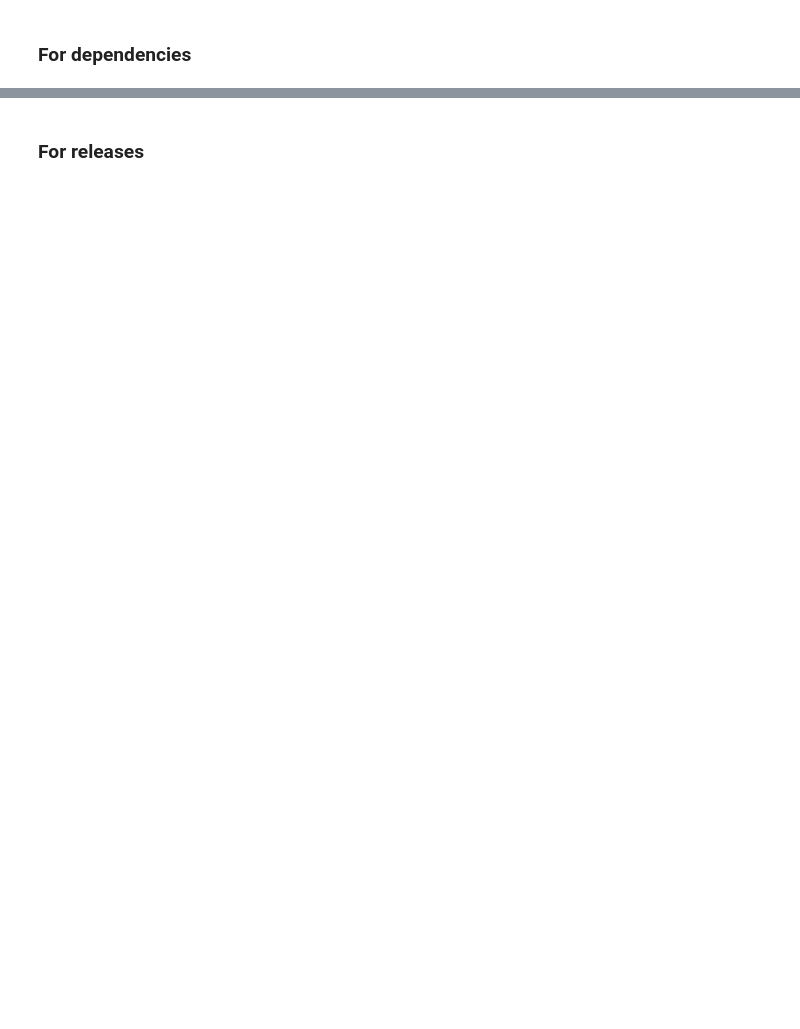
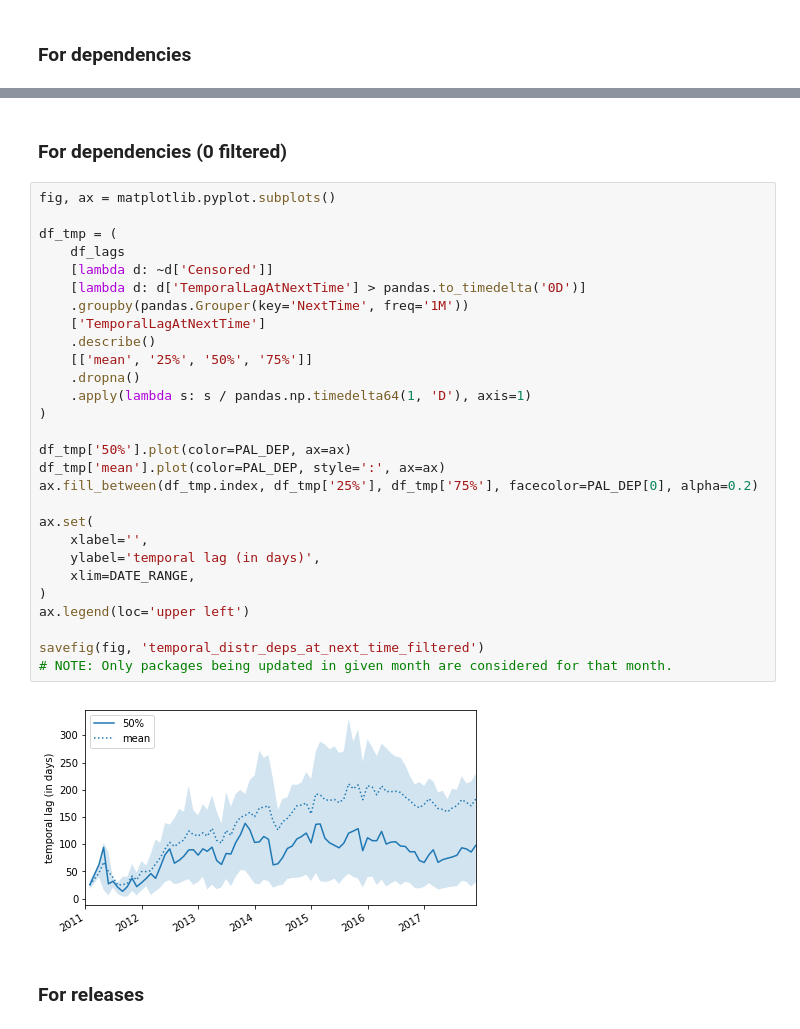
Before and after one commit to AlexandreDecan/secos-lag, a Jupyter notebook: notebooks/Technical lags.ipynb, the cells around one changed output, grey strips where cells are left out. Saved outputs shown, nothing was run; the diff lists cells and outputs as text; blank space fills up the shorter version.

```diff
--- a/notebooks/Technical lags.ipynb
+++ b/notebooks/Technical lags.ipynb
@@ -93,2 +279,34 @@ KeyboardInterrupt:
+# %% [markdown]
+### For dependencies (0 filtered)
+# %%
+fig, ax = matplotlib.pyplot.subplots()
+
+df_tmp = (
+    df_lags
+    [lambda d: ~d['Censored']]
+    [lambda d: d['TemporalLagAtNextTime'] > pandas.to_timedelta('0D')]
+    .groupby(pandas.Grouper(key='NextTime', freq='1M'))
+    ['TemporalLagAtNextTime']
+    .describe()
+    [['mean', '25%', '50%', '75%']]
+    .dropna()
+    .apply(lambda s: s / pandas.np.timedelta64(1, 'D'), axis=1)
+)
+
+df_tmp['50%'].plot(color=PAL_DEP, ax=ax)
+df_tmp['mean'].plot(color=PAL_DEP, style=':', ax=ax)
+ax.fill_between(df_tmp.index, df_tmp['25%'], df_tmp['75%'], facecolor=PAL_DEP[0], alpha=0.2)
+
+ax.set(
+    xlabel='',
+    ylabel='temporal lag (in days)',
+    xlim=DATE_RANGE,
+)
+ax.legend(loc='upper left')
+
+savefig(fig, 'temporal_distr_deps_at_next_time_filtered')
+# NOTE: Only packages being updated in given month are considered for that month.
+# %% [output]
+[figure, added]
 # %% [markdown]
 ### For releases
```
Also changed, not shown: parts of 64 cells of this notebook, 4 other files.
